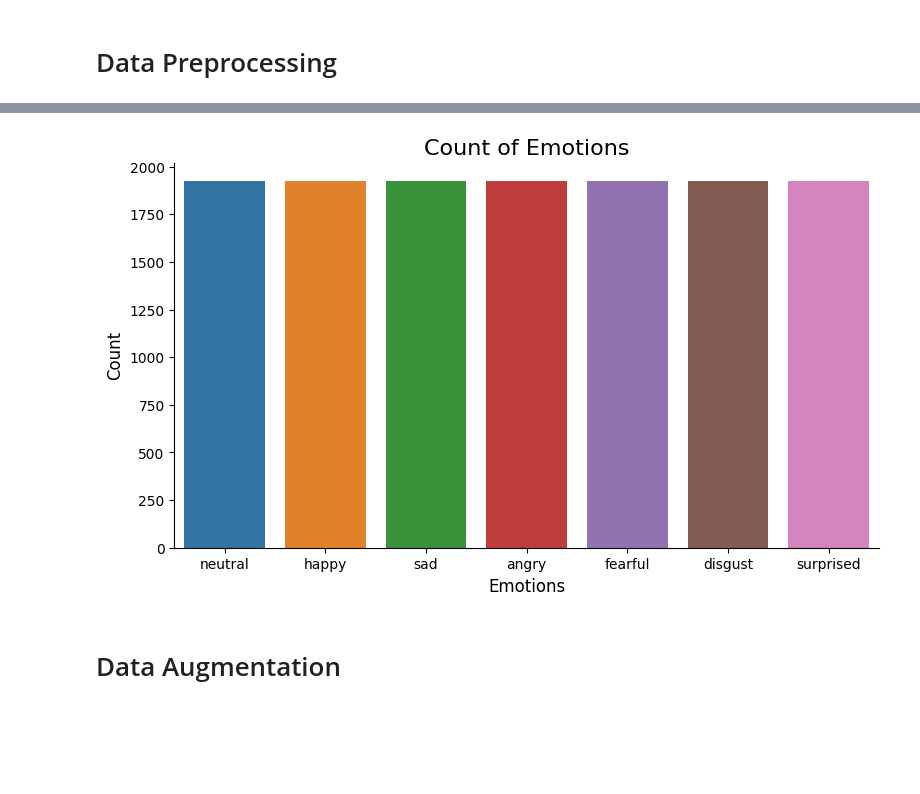
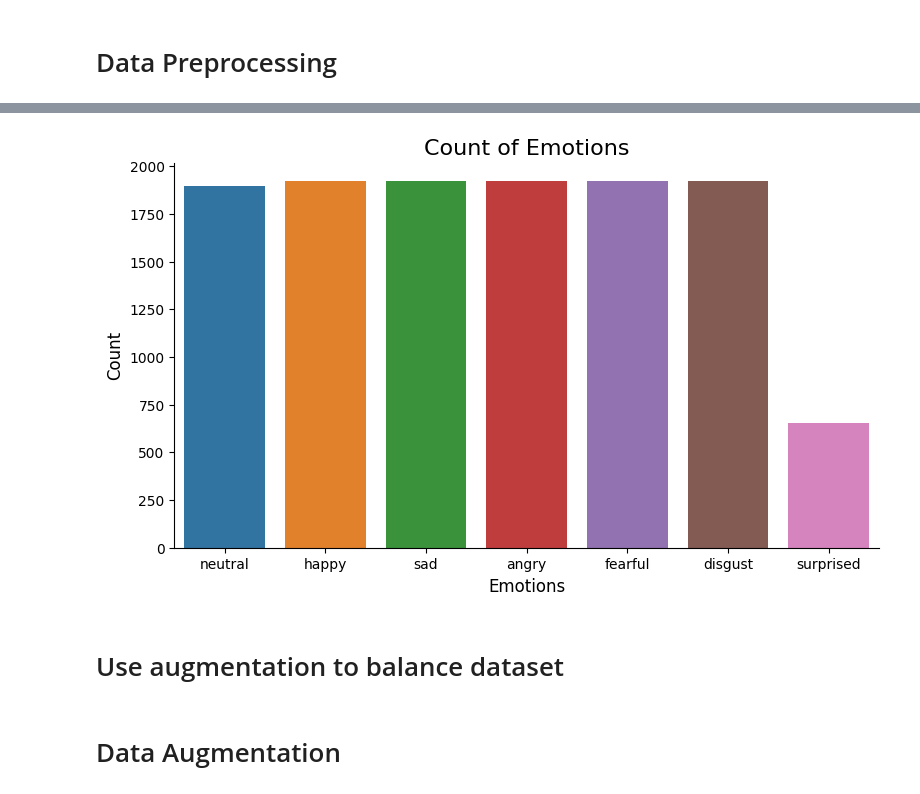
Before and after one commit to HuynhHanDong/Speech-Emotion-Recognition, a Jupyter notebook: Speech_Emotion_Recognition.ipynb, the cells around one changed output, grey strips where cells are left out. Cells and saved outputs as stored; diff of their text form; code cells hidden in the pictures; blank space fills up the shorter version.

```diff
--- a/Speech_Emotion_Recognition.ipynb
+++ b/Speech_Emotion_Recognition.ipynb
@@ -31,0 +182,4 @@ df
+# %%
+tess = 'TESS'
+tess_directory_list = os.listdir(tess)
+print(tess_directory_list)
@@ -31,0 +188,17 @@ df
+# %%
+file_emotion = []
+file_path = []
+
+# Loop though each emotion folder
+for folder in tess_directory_list:
+    files = os.listdir(tess + '/' + folder)
+
+    # Extract each audio file
+    for file in files:
+        part = file.split('.')[0].split('_')
+        file_emotion.append(part[2])
+        file_path.append(tess + '/' + folder + '/' + file)
+
+tess_df = pd.DataFrame({'Emotion': file_emotion,
+                        'Path': file_path})
+tess_df
@@ -31,0 +219,4 @@ df
+# %%
+tess_df["Emotion"] = tess_df["Emotion"].replace({'fear': 'fearful',
+                         'ps': 'surprised'})
+print(tess_df["Emotion"].value_counts())
@@ -31,0 +233,3 @@ df
+# %%
+combined_df = pd.concat([ravdess_df, savee_df, tess_df, crema_df])
+print(combined_df["Emotion"].value_counts())
@@ -32,11 +246,13 @@ df
 # %%
 fig = plt.figure(figsize=(20, 5))
 
 fig.add_subplot(121)
 plt.title('Count of Emotions', size=16)
-sns.countplot(x=df["Emotion"], hue=df["Emotion"], legend=False)
+sns.countplot(x=combined_df["Emotion"], hue=combined_df["Emotion"], legend=False)
 plt.ylabel('Count', size=12)
 plt.xlabel('Emotions', size=12)
 sns.despine(top=True, right=True, left=False, bottom=False)
 # %% [output]
-[figure, old version]
+[figure, new version]
+# %% [markdown]
+# Use augmentation to balance dataset
```
Also changed, not shown: parts of 33 cells of this notebook, 4 other files.
